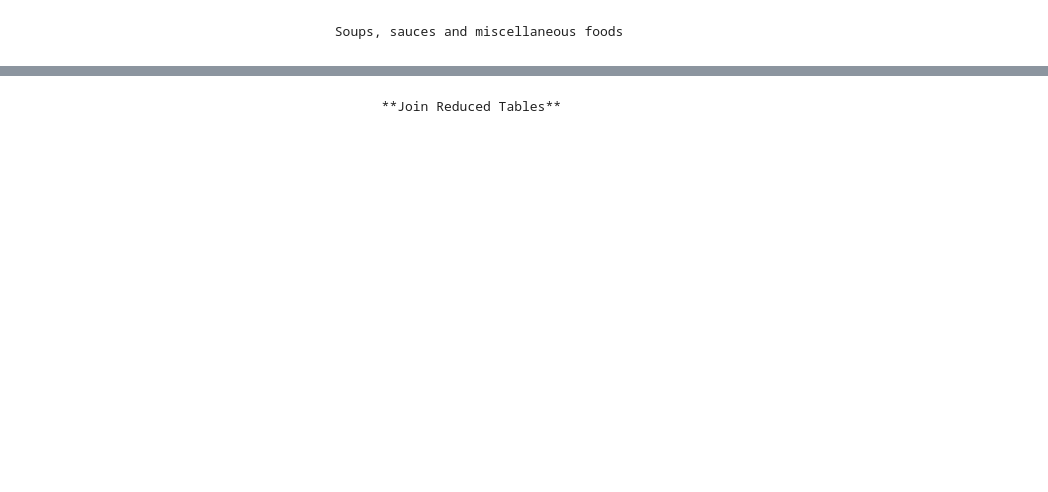
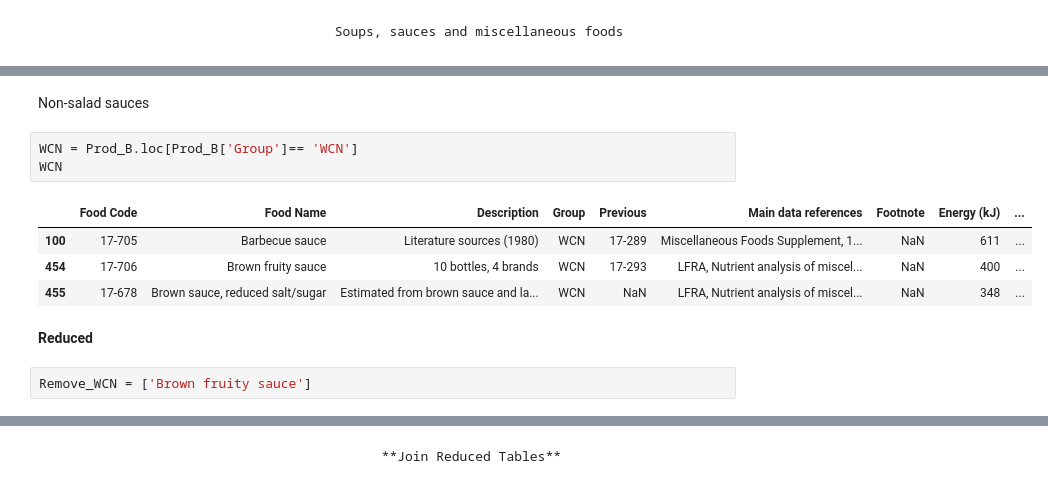
Before and after one commit to elliotkarikari/Product_Weight_Project, a Jupyter notebook: Jupter_notebooks/Reduction, Products that start with B.ipynb, the cells around one changed output, grey strips where cells are left out. Saved outputs shown, nothing was run; the diff lists cells and outputs as text; blank space fills up the shorter version.

```diff
--- a/Jupter_notebooks/Reduction, Products that start with B.ipynb
+++ b/Jupter_notebooks/Reduction, Products that start with B.ipynb
@@ -837,0 +1030,14 @@ WC
+# %% [markdown]
+Non-salad sauces
+# %%
+WCN = Prod_B.loc[Prod_B['Group']== 'WCN']
+WCN
+# %% [output]
+|  | Food Code | Food Name | Description | Group | Previous | Main data references | Footnote | Energy (kJ) | ... |
+| 100 | 17-705 | Barbecue sauce | Literature sources (1980) | WCN | 17-289 | Miscellaneous Foods Supplement, 1... | NaN | 611 | ... |
+| 454 | 17-706 | Brown fruity sauce | 10 bottles, 4 brands | WCN | 17-293 | LFRA, Nutrient analysis of miscel... | NaN | 400 | ... |
+| 455 | 17-678 | Brown sauce, reduced salt/sugar | Estimated from brown sauce and la... | WCN | NaN | LFRA, Nutrient analysis of miscel... | NaN | 348 | ... |
+# %% [markdown]
+**Reduced**
+# %%
+Remove_WCN = ['Brown fruity sauce']
```
Also changed, not shown: parts of 94 cells of this notebook.
